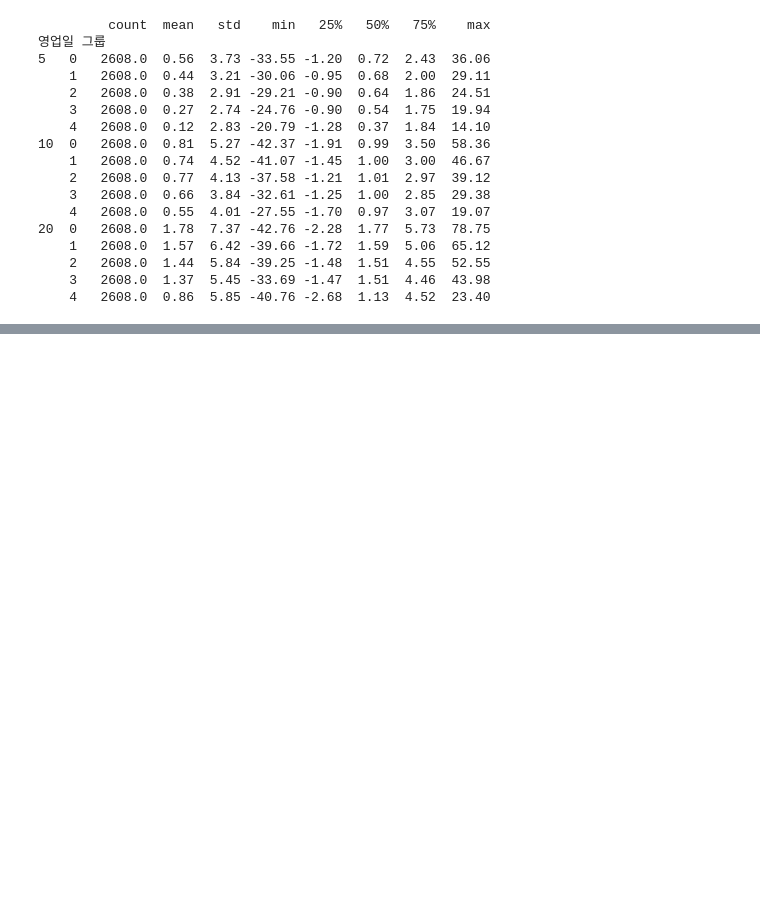
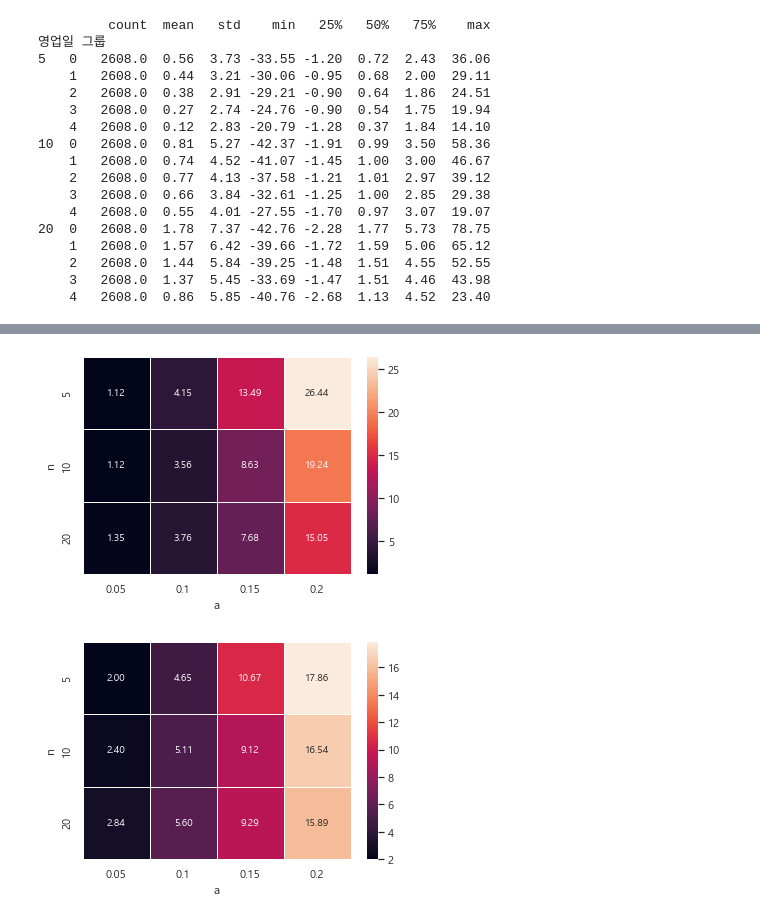
Before and after one commit to iinteger/Quant-trading, a Jupyter notebook: 10.1 추세 지표에 따른 투자.ipynb, the cells around one changed output, grey strips where cells are left out. Saved outputs shown, nothing was run; the diff lists cells and outputs as text; code cells hidden in the pictures; blank space fills up the shorter version.

```diff
--- a/10.1 추세 지표에 따른 투자.ipynb
+++ b/10.1 추세 지표에 따른 투자.ipynb
@@ -121,0 +292,17 @@ print(result.groupby(['영업일', '그룹'])['수익률'].describe().round(2))
+# %%
+env_data_dict = dict()
+
+for stock_name in tqdm(sp_data_dict.keys()):
+    # 데이터 정의
+    sp_data = sp_data_dict[stock_name]
+    env_data = sp_data.copy() # sp_data 복제
+
+    low_price = env_data["Low"].values
+    high_price = env_data["High"].values
+    for n in [5, 10, 20]:
+        env_data["MA_" + str(n)] = env_data["Close"].rolling(n).mean()
+        for a in [0.05, 0.1, 0.15, 0.2]:
+            env_data["지지선_{}_{}".format(n, a)] = env_data["MA_" + str(n)] * (1-a)
+            env_data["저항선_{}_{}".format(n, a)] = env_data["MA_" + str(n)] * (1+a)
+
+    env_data_dict[stock_name] = env_data
@@ -121,0 +349,21 @@ print(result.groupby(['영업일', '그룹'])['수익률'].describe().round(2))
+# %%
+# 평균값, 중위수 시각화
+sns.heatmap(mean_result, annot = True, fmt = ".2f", linewidth = 1)
+plt.yticks([0.5, 1.5, 2.5], [5, 10, 20])
+plt.xticks([0.5, 1.5, 2.5, 3.5], [0.05, 0.1, 0.15, 0.2])
+plt.ylabel("n")
+plt.xlabel("a")
+plt.show()
+
+sns.heatmap(median_result, annot = True, fmt = ".2f", linewidth = 1)
+plt.yticks([0.5, 1.5, 2.5], [5, 10, 20])
+plt.xticks([0.5, 1.5, 2.5, 3.5], [0.05, 0.1, 0.15, 0.2])
+plt.ylabel("n")
+plt.xlabel("a")
+plt.show()
+
+# 평균과 중위수가 모든 경우에서 양수
+# a값을 크게, 즉, 지지선을 낮고 저항선을 높에 설정할수록 수익률이 큰 폭으로 좋아짐
+# %% [output]
+[figure, added]
+[figure, added]
```
Also changed, not shown: parts of 8 cells of this notebook.
